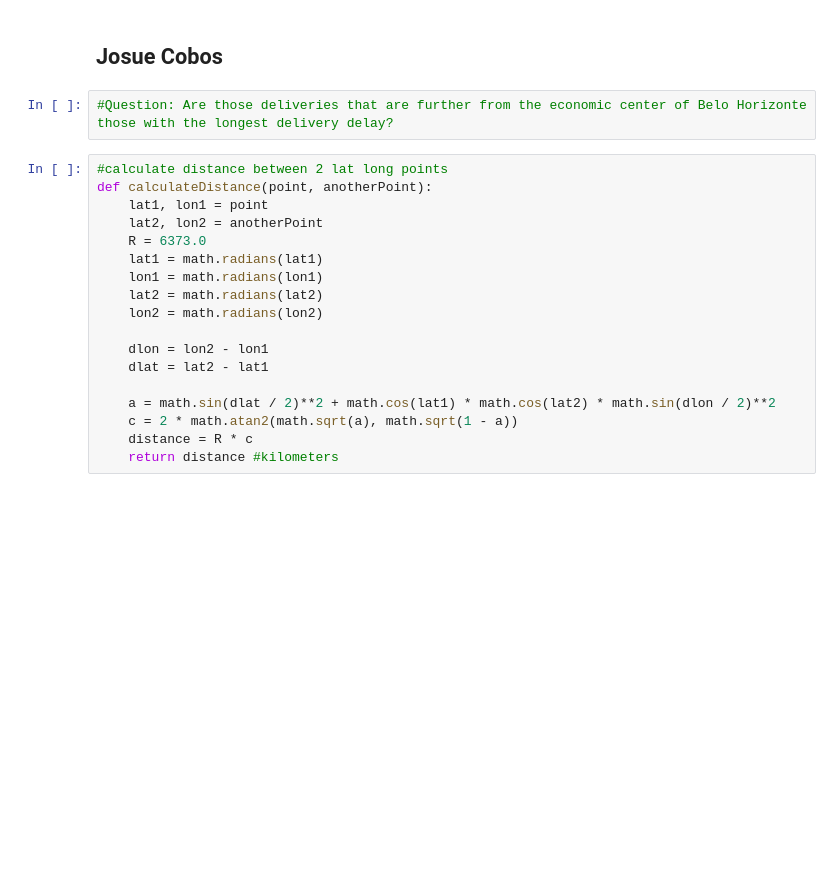
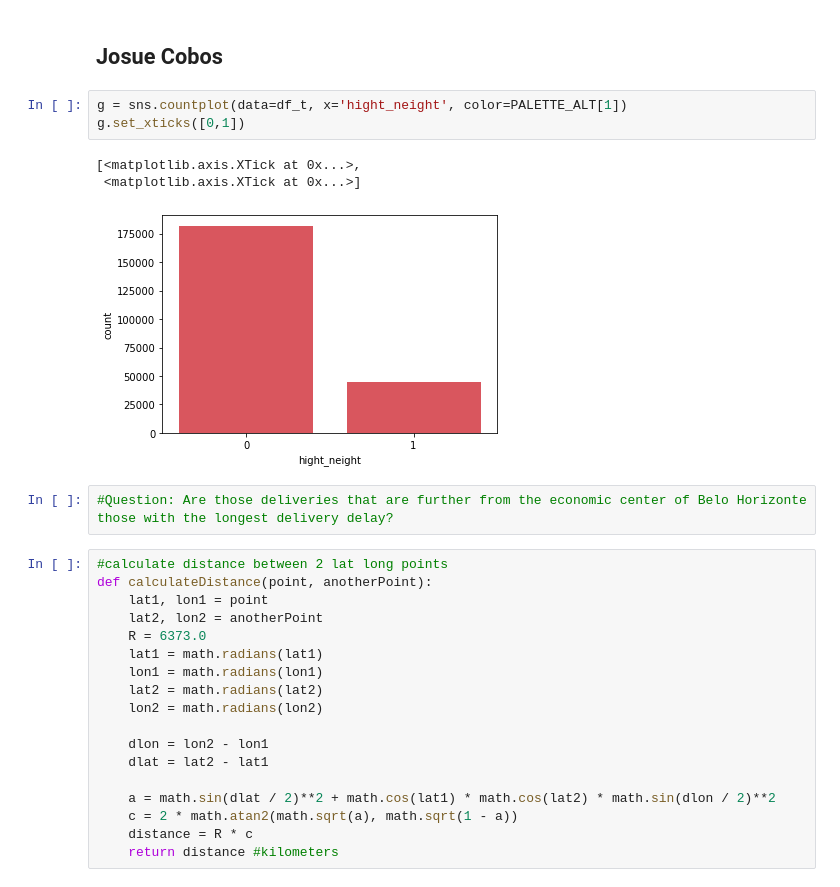
Before and after one commit to enmanuel-mag/ICD-Proyect, a Jupyter notebook: Proyect/notebooks/icd.ipynb, the cells around one changed output. Saved outputs shown, nothing was run; the diff lists cells and outputs as text; blank space fills up the shorter version.

```diff
--- a/Proyect/notebooks/icd.ipynb
+++ b/Proyect/notebooks/icd.ipynb
@@ -307,5 +345,12 @@ df['delay_delivery'] = diff.apply(lambda x: abs(int(x.total_seconds()))) / 3600
 # %% [markdown]
 ## Josue Cobos
+# %%
+g = sns.countplot(data=df_t, x='hight_neight', color=PALETTE_ALT[1])
+g.set_xticks([0,1])
+# %% [output]
+[<matplotlib.axis.XTick at 0x...>,
+ <matplotlib.axis.XTick at 0x...>]
+[figure, added]
 # %%
 #Question: Are those deliveries that are further from the economic center of Belo Horizonte those with the longest delivery delay?
 # %%
```
Also changed, not shown: parts of 7 cells of this notebook, 1 other file.
